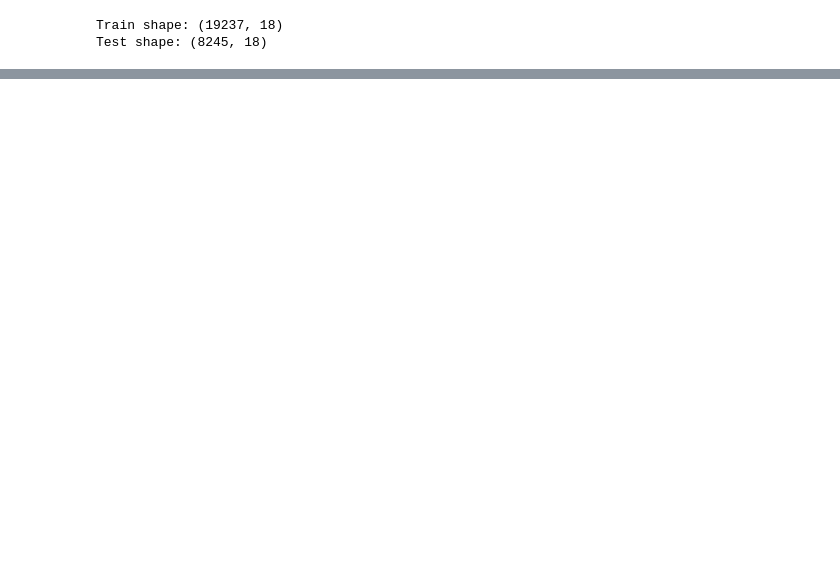
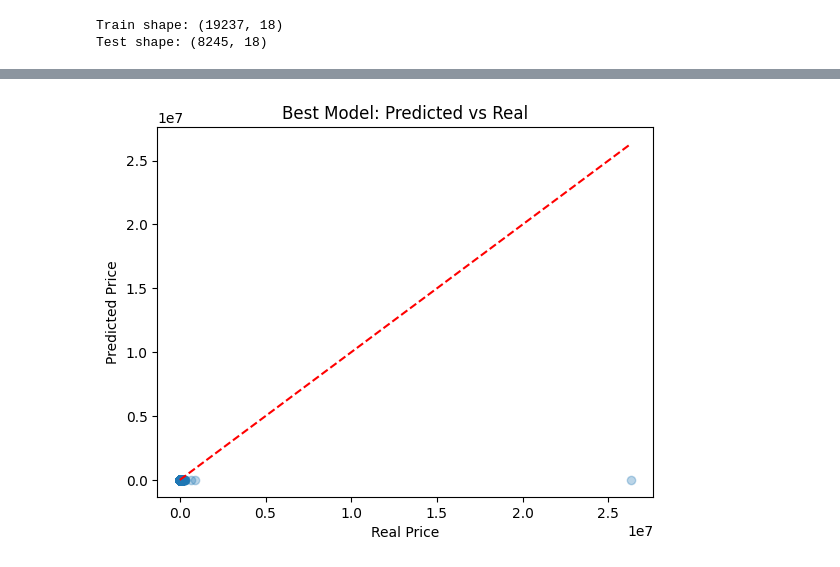
Before and after one commit to Aquiles29/NeuralAndEvo_Activitat1, a Jupyter notebook: notebooks/02_tests.ipynb, the cells around one changed output, grey strips where cells are left out. Drawn from its saved outputs; the diff is of its cells as text; code cells hidden in the pictures; blank space fills up the shorter version.

```diff
--- a/notebooks/02_tests.ipynb
+++ b/notebooks/02_tests.ipynb
@@ -103,0 +111,13 @@ Errores por época (última fila = última epoch): [1.24195327 0.01271407]
+# %%
+param_grid = [
+    {"layers": 3, "units": [input_size, 10, 1], "lr": 0.01, "momentum": 0.5, "act": "sigmoid"},
+    {"layers": 3, "units": [input_size, 20, 1], "lr": 0.01, "momentum": 0.9, "act": "sigmoid"},
+    {"layers": 3, "units": [input_size, 30, 1], "lr": 0.005, "momentum": 0.8, "act": "tanh"},
+    {"layers": 3, "units": [input_size, 50, 1], "lr": 0.001, "momentum": 0.9, "act": "relu"},
+    {"layers": 4, "units": [input_size, 32, 16, 1], "lr": 0.01, "momentum": 0.7, "act": "sigmoid"},
+    {"layers": 4, "units": [input_size, 64, 32, 1], "lr": 0.005, "momentum": 0.8, "act": "tanh"},
+    {"layers": 3, "units": [input_size, 16, 1], "lr": 0.02, "momentum": 0.5, "act": "sigmoid"},
+    {"layers": 3, "units": [input_size, 40, 1], "lr": 0.002, "momentum": 0.9, "act": "tanh"},
+    {"layers": 3, "units": [input_size, 25, 1], "lr": 0.01, "momentum": 0.9, "act": "relu"},
+    {"layers": 4, "units": [input_size, 32, 16, 1], "lr": 0.001, "momentum": 0.8, "act": "linear"}
+]
@@ -103,0 +230,9 @@ Errores por época (última fila = última epoch): [1.24195327 0.01271407]
+# %%
+plt.scatter(y, best_preds, alpha=0.3)
+plt.plot([y.min(), y.max()], [y.min(), y.max()], 'r--')
+plt.xlabel("Real Price")
+plt.ylabel("Predicted Price")
+plt.title("Best Model: Predicted vs Real")
+plt.show()
+# %% [output]
+[figure, added]
```
Also changed, not shown: parts of 5 cells of this notebook, 1 other file.
